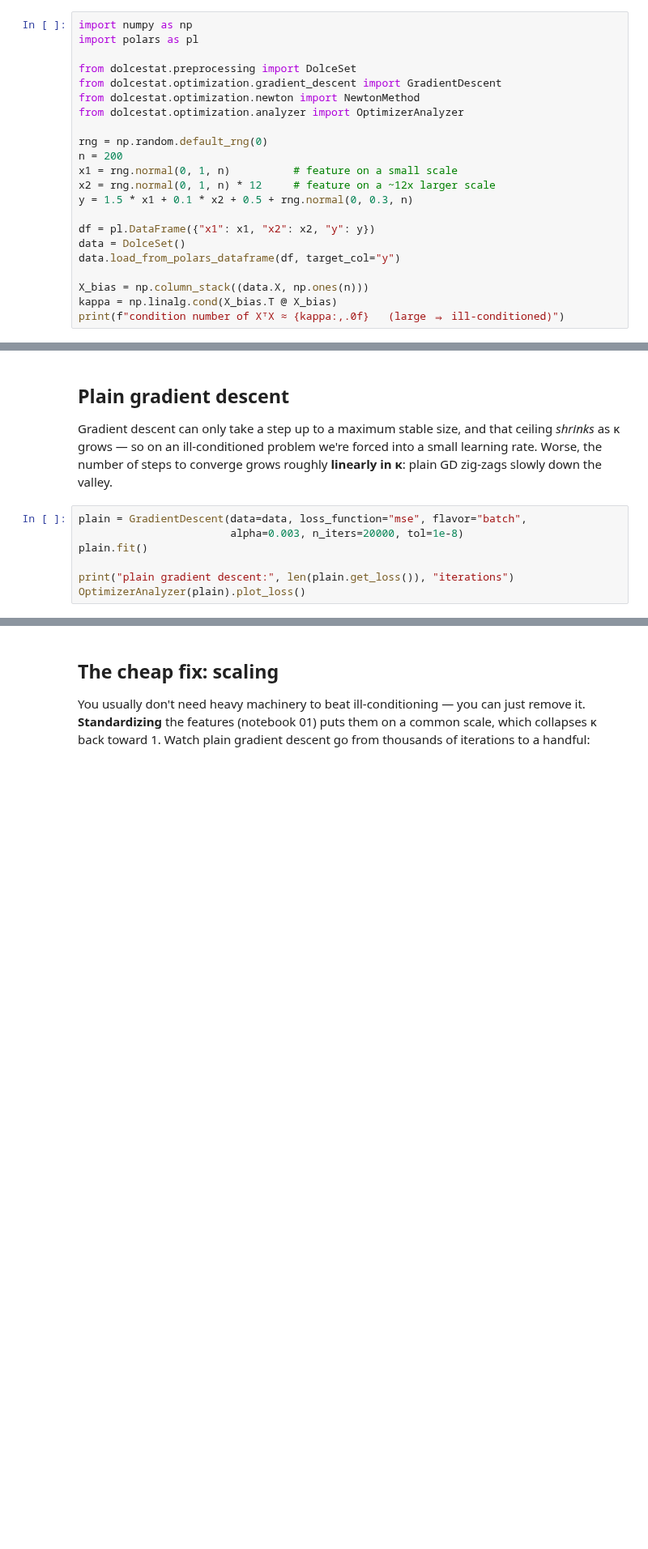
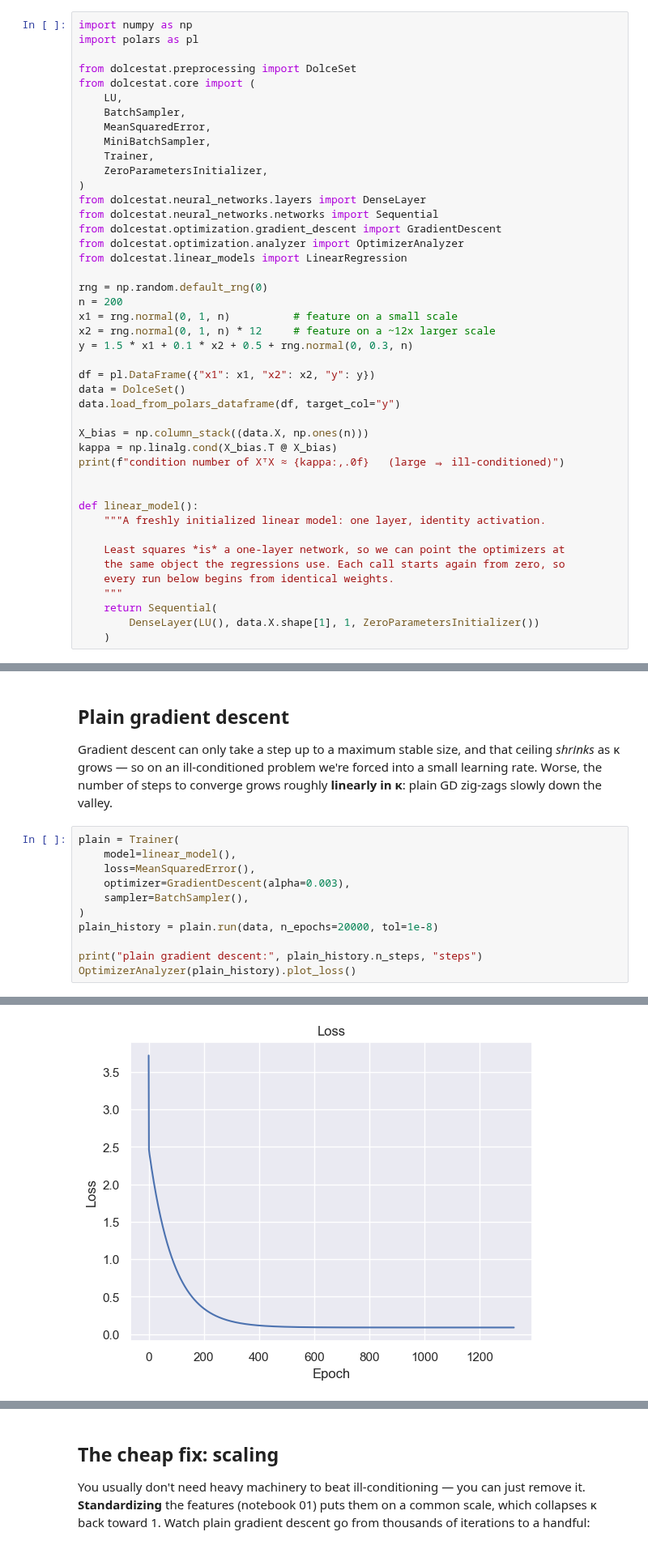
Before and after one commit to ValerioRocca/dolcestat, a Jupyter notebook: notebooks/04_optimization.ipynb, the cells around one changed output, grey strips where cells are left out. Shown at 81% size. Saved outputs shown, nothing was run; the diff lists cells and outputs as text; blank space fills up the shorter version.

```diff
--- a/notebooks/04_optimization.ipynb
+++ b/notebooks/04_optimization.ipynb
@@ -26,9 +26,19 @@ import numpy as np
 import polars as pl
 
 from dolcestat.preprocessing import DolceSet
+from dolcestat.core import (
+    LU,
+    BatchSampler,
+    MeanSquaredError,
+    MiniBatchSampler,
+    Trainer,
+    ZeroParametersInitializer,
+)
+from dolcestat.neural_networks.layers import DenseLayer
+from dolcestat.neural_networks.networks import Sequential
 from dolcestat.optimization.gradient_descent import GradientDescent
-from dolcestat.optimization.newton import NewtonMethod
 from dolcestat.optimization.analyzer import OptimizerAnalyzer
+from dolcestat.linear_models import LinearRegression
 
 rng = np.random.default_rng(0)
 n = 200
@@ -43,3 +53,15 @@ data.load_from_polars_dataframe(df, target_col="y")
 X_bias = np.column_stack((data.X, np.ones(n)))
 kappa = np.linalg.cond(X_bias.T @ X_bias)
 print(f"condition number of XᵀX ≈ {kappa:,.0f}   (large ⇒ ill-conditioned)")
+
+
+def linear_model():
+    """A freshly initialized linear model: one layer, identity activation.
+
+    Least squares *is* a one-layer network, so we can point the optimizers at
+    the same object the regressions use. Each call starts again from zero, so
+    every run below begins from identical weights.
+    """
+    return Sequential(
+        DenseLayer(LU(), data.X.shape[1], 1, ZeroParametersInitializer())
+    )
@@ -51,9 +75,14 @@ ceiling *shrinks* as κ grows — so on an ill-conditioned problem we're forced
 a small learning rate. Worse, the number of steps to converge grows roughly
 **linearly in κ**: plain GD zig-zags slowly down the valley.
 # %%
-plain = GradientDescent(data=data, loss_function="mse", flavor="batch",
-                        alpha=0.003, n_iters=20000, tol=1e-8)
-plain.fit()
+plain = Trainer(
+    model=linear_model(),
+    loss=MeanSquaredError(),
+    optimizer=GradientDescent(alpha=0.003),
+    sampler=BatchSampler(),
+)
+plain_history = plain.run(data, n_epochs=20000, tol=1e-8)
 
-print("plain gradient descent:", len(plain.get_loss()), "iterations")
-OptimizerAnalyzer(plain).plot_loss()
+print("plain gradient descent:", plain_history.n_steps, "steps")
+OptimizerAnalyzer(plain_history).plot_loss()
+# %% [output]
@@ -60,3 +91,4 @@ OptimizerAnalyzer(plain).plot_loss()
+[figure, added]
 # %% [markdown]
 ## Momentum: Polyak and Nesterov
 
```
Also changed, not shown: parts of 9 cells of this notebook, 53 other files.
